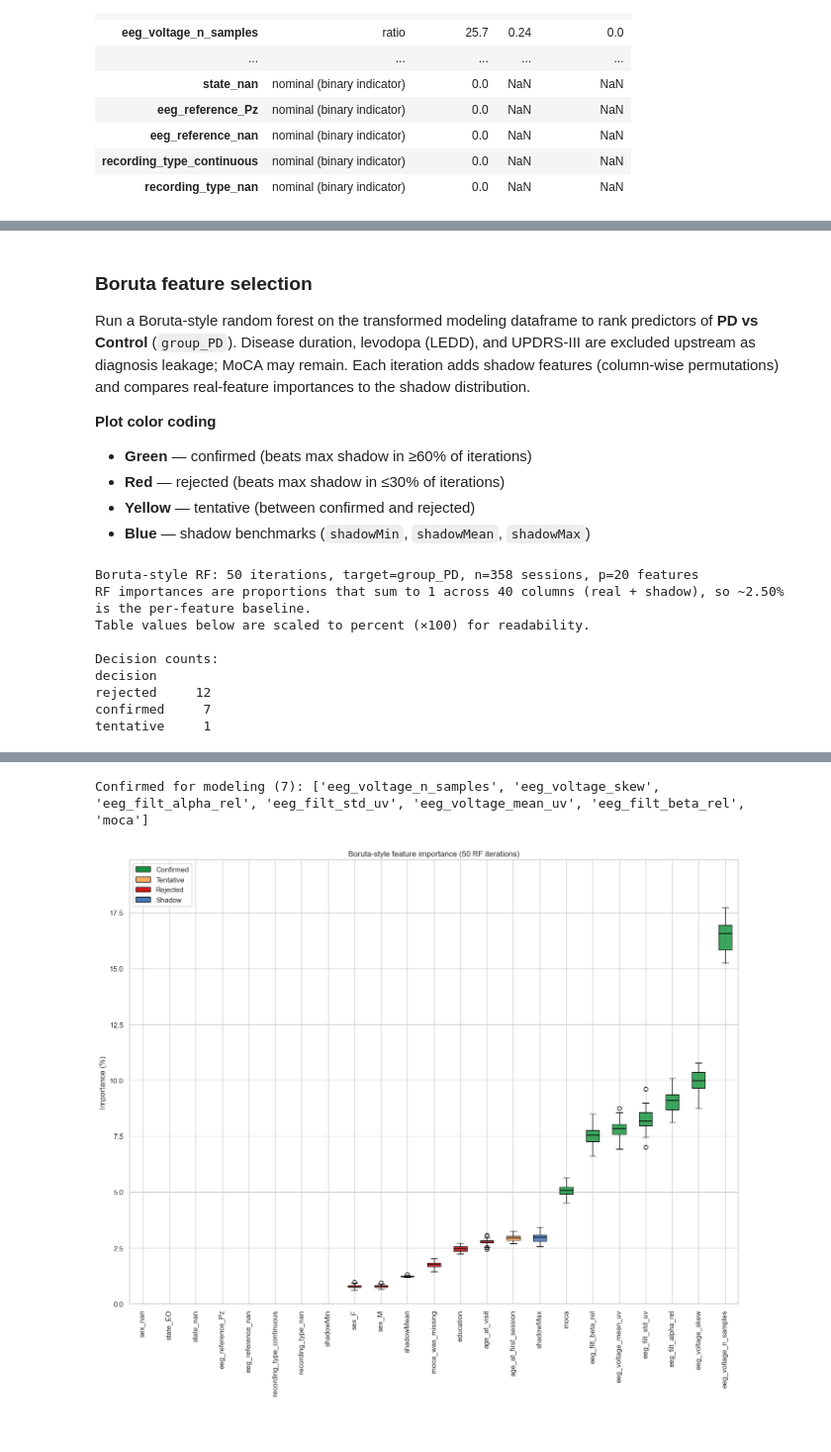
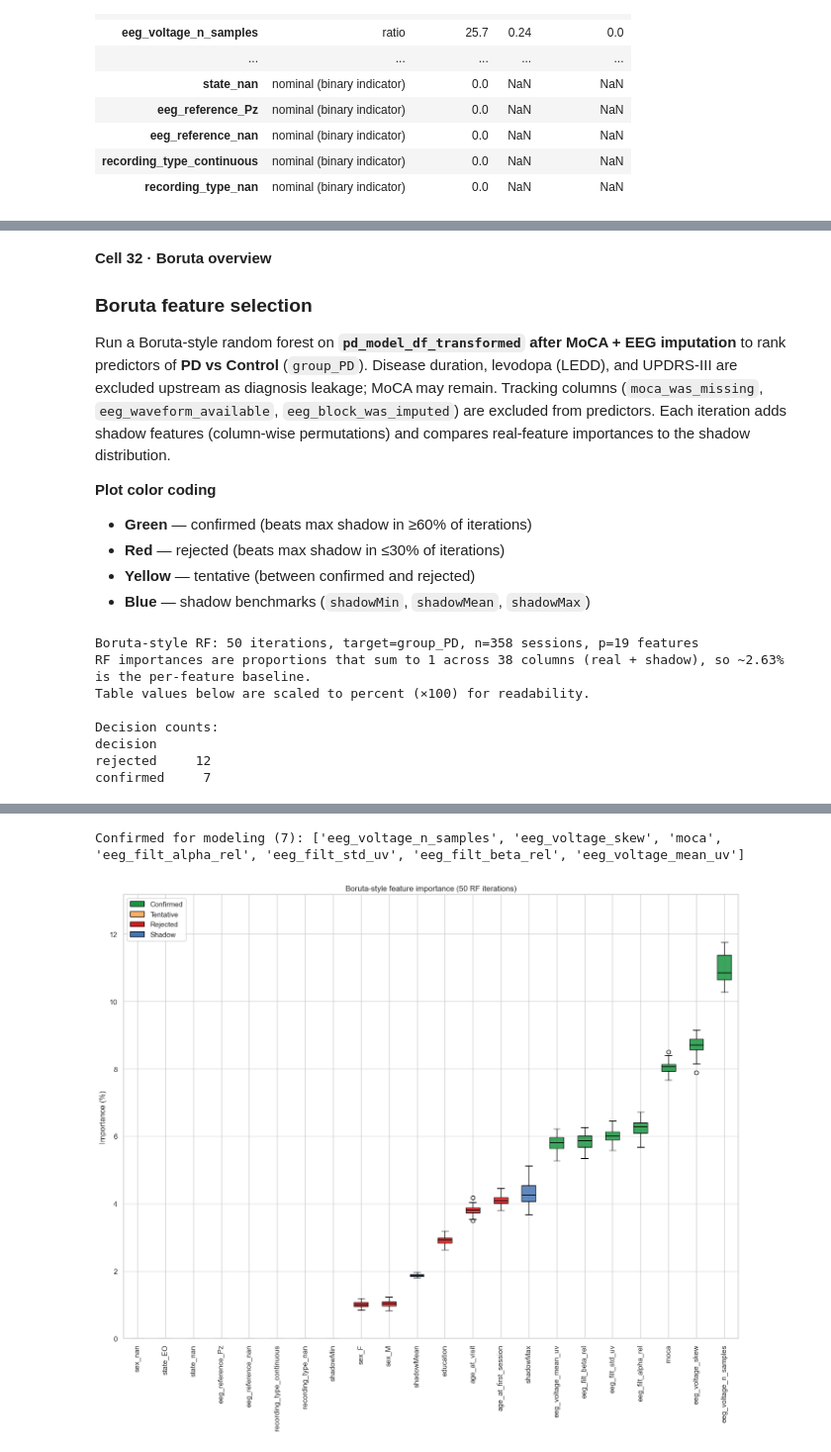
Before and after one commit to tnewman10/DDDM, a Jupyter notebook: Parkinson's Diagnosis/ds008768/PD Model.ipynb, the cells around one changed output, grey strips where cells are left out. Shown at 99% size. Drawn from its saved outputs; the diff is of its cells as text; code cells hidden in the pictures.

```diff
--- a/Parkinson's Diagnosis/ds008768/PD Model.ipynb
+++ b/Parkinson's Diagnosis/ds008768/PD Model.ipynb
@@ -2337,9 +2821,11 @@ Passing `palette` without assigning `hue` is deprecated and will be removed in v
 Point key for skew chart:
 ... (13 outputs left out)
 # %% [markdown]
+**Cell 32 · Boruta overview**
+
 ### Boruta feature selection
 
-Run a Boruta-style random forest on the transformed modeling dataframe to rank predictors of **PD vs Control** (`group_PD`). Disease duration, levodopa (LEDD), and UPDRS-III are excluded upstream as diagnosis leakage; MoCA may remain. Each iteration adds shadow features (column-wise permutations) and compares real-feature importances to the shadow distribution.
+Run a Boruta-style random forest on **`pd_model_df_transformed` after MoCA + EEG imputation** to rank predictors of **PD vs Control** (`group_PD`). Disease duration, levodopa (LEDD), and UPDRS-III are excluded upstream as diagnosis leakage; MoCA may remain. Tracking columns (`moca_was_missing`, `eeg_waveform_available`, `eeg_block_was_imputed`) are excluded from predictors. Each iteration adds shadow features (column-wise permutations) and compares real-feature importances to the shadow distribution.
 
 **Plot color coding**
 
@@ -2348,12 +2834,22 @@ Run a Boruta-style random forest on the transformed modeling dataframe to rank p
 - **Yellow** — tentative (between confirmed and rejected)
 - **Blue** — shadow benchmarks (`shadowMin`, `shadowMean`, `shadowMax`)
 # %%
+# Cell 33 · Boruta RF code
 # Boruta-style feature selection: compare RF importances to max shadow (permuted) importances.
 from sklearn.ensemble import RandomForestClassifier
 from sklearn.impute import SimpleImputer
 
 BORUTA_TARGET = "group_PD"
-BORUTA_EXCLUDE = [c for c in pd_model_df_transformed.columns if c.startswith("group_")]
+BORUTA_TRACKING_COLS = [
+    "moca_was_missing",
+    "eeg_waveform_available",
+    "eeg_block_was_imputed",
+]
+BORUTA_EXCLUDE = [
+    c
+    for c in pd_model_df_transformed.columns
+    if c.startswith("group_") or c in BORUTA_TRACKING_COLS
+]
 BORUTA_N_ITER = 50
 
 X = pd_model_df_transformed.drop(columns=BORUTA_EXCLUDE)
@@ -2529,13 +3025,12 @@ ax.tick_params(axis="x", rotation=90)
 fig.tight_layout()
 plt.show()
 # %% [output]
-Boruta-style RF: 50 iterations, target=group_PD, n=358 sessions, p=20 features
-RF importances are proportions that sum to 1 across 40 columns (real + shadow), so ~2.50% is the per-feature baseline.
+Boruta-style RF: 50 iterations, target=group_PD, n=358 sessions, p=19 features
+RF importances are proportions that sum to 1 across 38 columns (real + shadow), so ~2.63% is the per-feature baseline.
 Table values below are scaled to percent (×100) for readability.
 
 Decision counts:
 decision
 rejected     12
 confirmed     7
-tentative     1
 |  | hits | hit_rate | min_importance_pct | max_importance_pct | mean_importance_pct | decision |
@@ -2552,9 +3047,9 @@ tentative     1
 | ... | ... | ... | ... | ... | ... | ... |
 | state_nan | 0 | 0.00 | 0.000000 | 0.000000 | 0.000000 | rejected |
 | eeg_reference_Pz | 0 | 0.00 | 0.000000 | 0.000000 | 0.000000 | rejected |
 | eeg_reference_nan | 0 | 0.00 | 0.000000 | 0.000000 | 0.000000 | rejected |
 | recording_type_continuous | 0 | 0.00 | 0.000000 | 0.000000 | 0.000000 | rejected |
 | recording_type_nan | 0 | 0.00 | 0.000000 | 0.000000 | 0.000000 | rejected |
-Confirmed for modeling (7): ['eeg_voltage_n_samples', 'eeg_voltage_skew', 'eeg_filt_alpha_rel', 'eeg_filt_std_uv', 'eeg_voltage_mean_uv', 'eeg_filt_beta_rel', 'moca']
+Confirmed for modeling (7): ['eeg_voltage_n_samples', 'eeg_voltage_skew', 'moca', 'eeg_filt_alpha_rel', 'eeg_filt_std_uv', 'eeg_filt_beta_rel', 'eeg_voltage_mean_uv']
-[figure, old version]
+[figure, new version]
 # %% [markdown]
```
Also changed, not shown: parts of 43 cells of this notebook, 13 other files.
